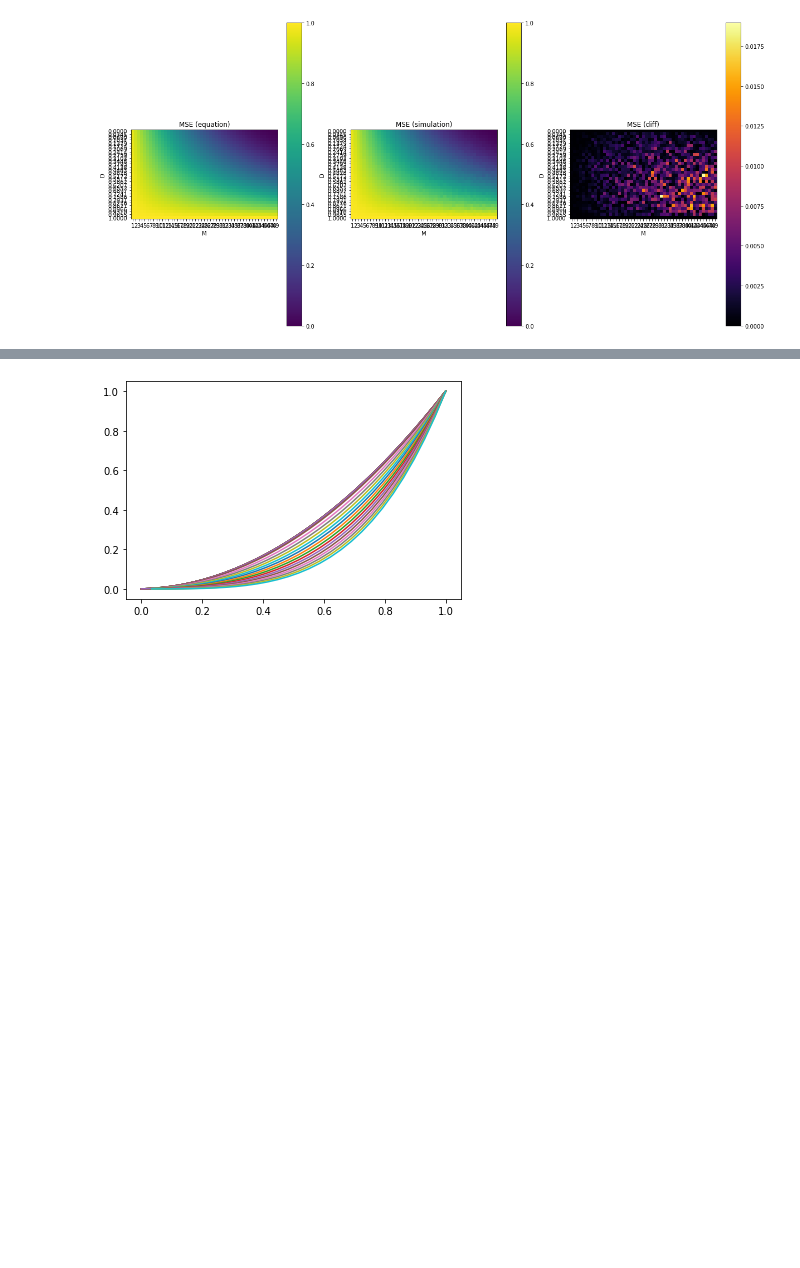
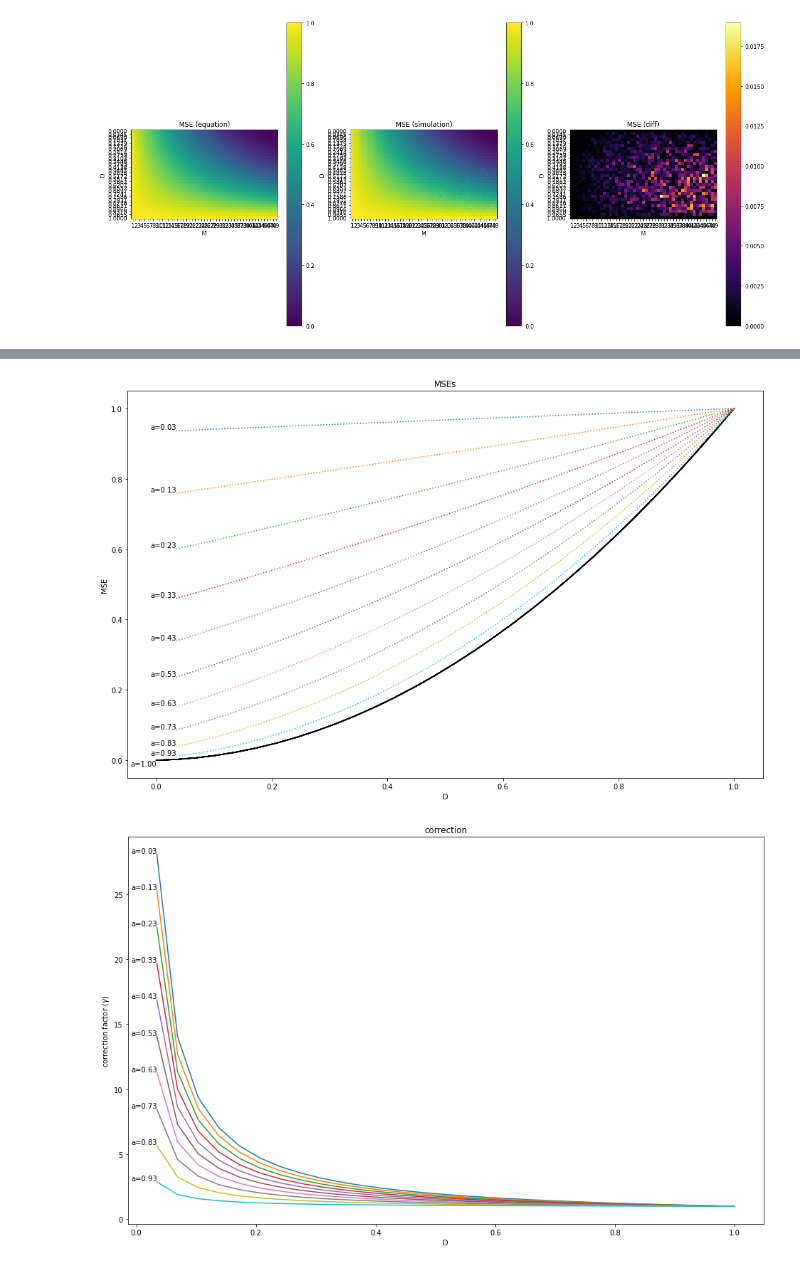
Before and after one commit to schedldave/aos-scripts, a Jupyter notebook: MSE_with_Motion.ipynb, the cells around one changed output, grey strips where cells are left out. Drawn from its saved outputs; the diff is of its cells as text; code cells hidden in the pictures; blank space fills up the shorter version.

```diff
--- a/MSE_with_Motion.ipynb
+++ b/MSE_with_Motion.ipynb
@@ -532,7 +532,7 @@ a = N
 sim_trails = 100 # number of simulation trails
 
 Ds = list(np.linspace(0.0, 1.0, 30))
-Ms = list(range(1,N,2)) # M < N, causes problems with the simulation otherwise
+Ms = list(range(1,N,3)) # M < N, causes problems with the simulation otherwise
 
 pure_mses = np.zeros((len(Ds),len(Ms)))
 over_mses = np.zeros_like(pure_mses)
@@ -560,18 +577,36 @@ https://www.wolframalpha.com/input/?i=solve+%28x*D%29%5E2+%2B+%28x*D%29*%281-x*D
 # %%
 def correction_factor(D,N,A):
-  return (A *(-1 + D) + N)/(D * N)
+  if D==0:
+    return np.nan # if D is zero there is no correction term!
+  else:
+    return (A *(-1 + D) + N)/(D * N)
 
 corr_mses = np.zeros_like(pure_mses)
+corr_factor = np.zeros_like(pure_mses)
+
 
 for D in Ds:
   for M in Ms:
     cf = correction_factor(D,N,int(M))
     corr_mses[Ds.index(D), Ms.index(M)] = theoritcal_MSE(s_mean,0,0,0,D*cf,N*cf,N*cf)
+    corr_factor[Ds.index(D), Ms.index(M)] = cf
 
 
-plt.figure()
-plt.plot(Ds, pure_mses)
-plt.plot(Ds, corr_mses * pure_mses)
+plt.figure(figsize=(16,10))
+plt.plot(Ds, pure_mses, 'k'), plt.annotate('a=1.00',(0,0),ha='right', va='top')
+#plt.plot(Ds, over_mses)
+plt.plot(Ds, corr_mses, ':')
+for M in Ms:
+  plt.annotate(f'a={M/N:.2f}',(Ds[1],corr_mses[1,Ms.index(M)]),ha='right',va='bottom')
+plt.xlabel('D'), plt.ylabel('MSE'), plt.title( 'MSEs')
 plt.show()
+
+plt.figure(figsize=(16,10))
+plt.plot(Ds, corr_factor)
+for M in Ms:
+  plt.annotate(f'a={M/N:.2f}',(Ds[1],corr_factor[1,Ms.index(M)]),ha='right',va='bottom')
+plt.xlabel('D'), plt.ylabel('correction factor ($\gamma$)'), plt.title( 'correction')
+plt.show()
 # %% [output]
-[figure, old version]
+[figure, new version]
+[figure, added]
```
Also changed, not shown: parts of 4 cells of this notebook.
